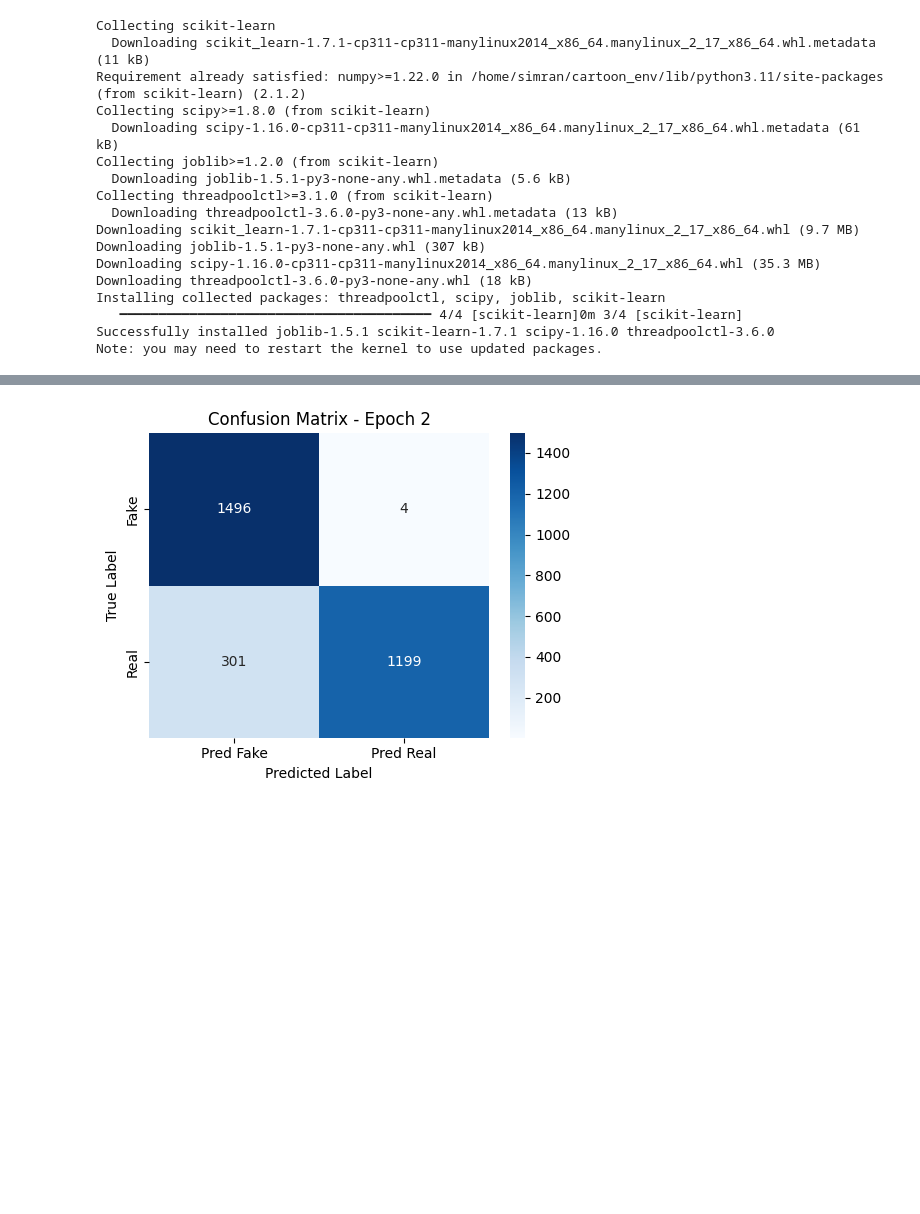
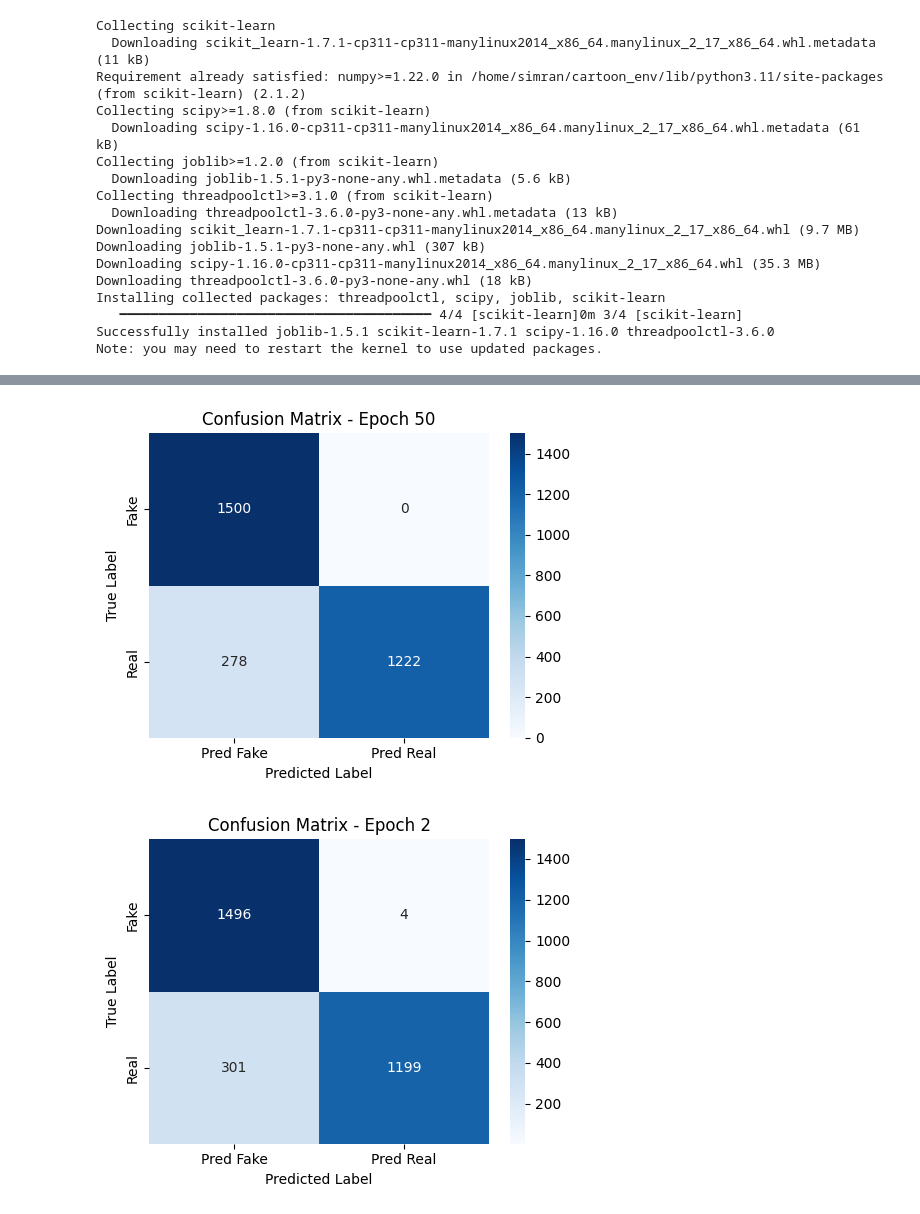
Before and after one commit to simrant27/CatoonifyMe, a Jupyter notebook: notebook/CartoonGan.ipynb, the cells around one changed output, grey strips where cells are left out. Saved outputs shown, nothing was run; the diff lists cells and outputs as text; code cells hidden in the pictures; blank space fills up the shorter version.

```diff
--- a/notebook/CartoonGan.ipynb
+++ b/notebook/CartoonGan.ipynb
@@ -401,3 +426,23 @@ Note: you may need to restart the kernel to use updated packages.
+# %%
+import seaborn as sns
+import matplotlib.pyplot as plt
+
+# Replace with your desired epoch
+epoch = 50
+
+# Load confusion matrix CSV
+cm_df = pd.read_csv(f"../experiments/exp2/logs/confusion_epoch_{epoch}.csv", index_col=0)
+
+# Plot
+plt.figure(figsize=(5, 4))
+sns.heatmap(cm_df, annot=True, fmt='d', cmap='Blues')
+plt.title(f"Confusion Matrix - Epoch {epoch}")
+plt.ylabel("True Label")
+plt.xlabel("Predicted Label")
+plt.tight_layout()
+plt.show()
+# %% [output]
+[figure, added]
 # %%
 import seaborn as sns
 import matplotlib.pyplot as plt
```
Also changed, not shown: parts of 7 cells of this notebook, 26 other files.
